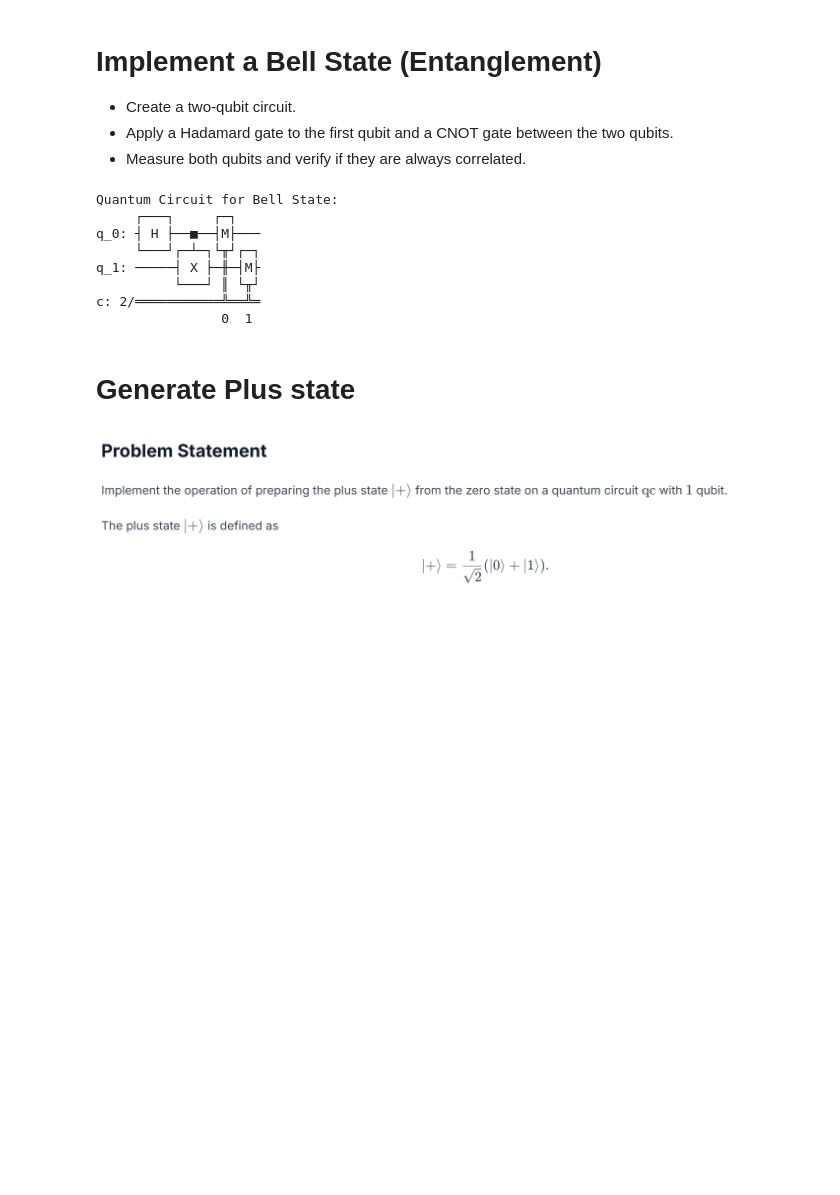
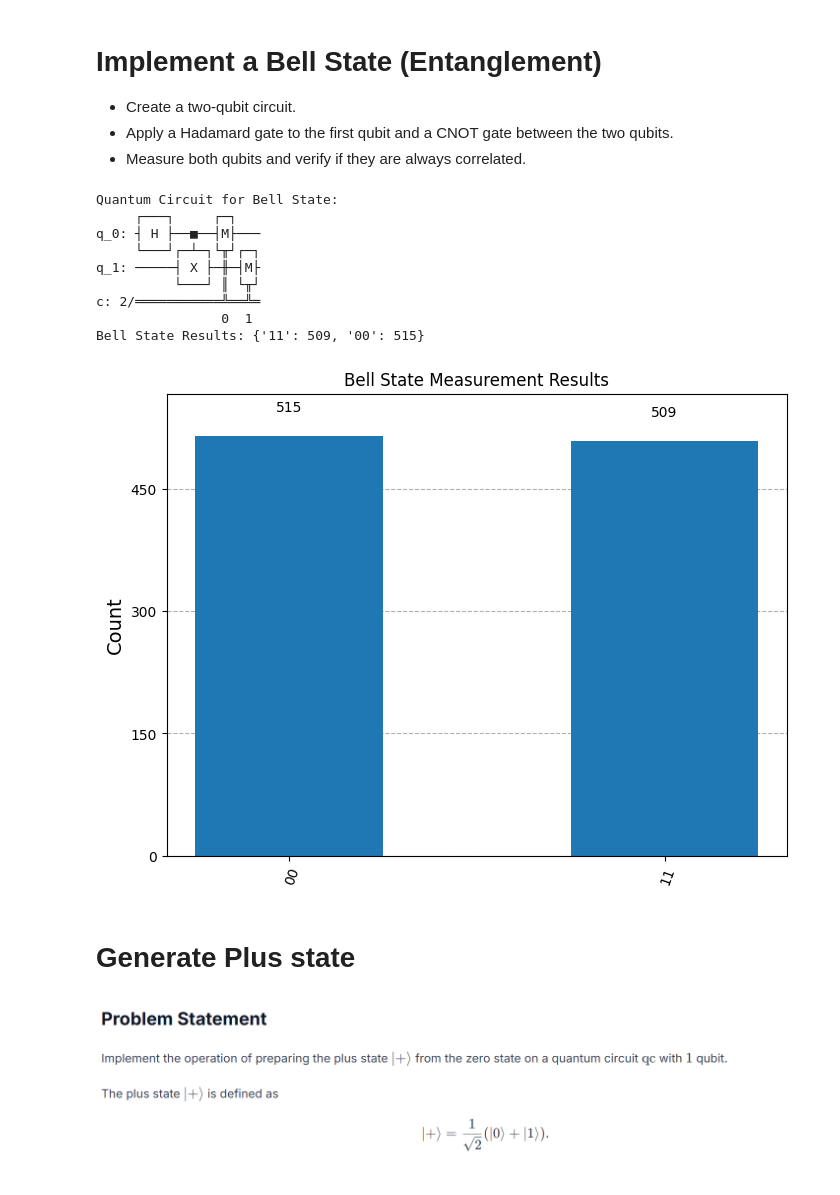
Before and after one commit to Tekleab15/Quntum_task1, a Jupyter notebook: Task_QC_Training.ipynb, the cells around one changed output. Cells and saved outputs as stored; diff of their text form; code cells hidden in the pictures; blank space fills up the shorter version.

```diff
--- a/Task_QC_Training.ipynb
+++ b/Task_QC_Training.ipynb
@@ -87,33 +89,44 @@ Probability of Tails: 48.44%
 # %%
 circuit = QuantumCircuit(2, 2)
 
 # Apply a Hadamard gate to the first qubit
 circuit.h(0)
 
 # Apply a CNOT gate between the first and second qubits
 circuit.cx(0, 1)
 
 # Measure both qubits
 circuit.measure([0, 1], [0, 1])
 
 # Visualize the circuit
 print("Quantum Circuit for Bell State:")
 print(circuit.draw())
 
 # Simulate the circuit
 simulator = AerSimulator()
 compiled_circuit = transpile(circuit, simulator)
 result = simulator.run(compiled_circuit, shots=1024).result()
 counts = result.get_counts()
+
+# Print the results
+print("Bell State Results:", counts)
+
+# Plot the results
+fig, ax = plt.subplots(figsize=(8, 6))
+plot_histogram(counts, ax=ax)
+plt.title("Bell State Measurement Results")
+plt.show()
 # %% [output]
 Quantum Circuit for Bell State:
      ┌───┐     ┌─┐
 q_0: ┤ H ├──■──┤M├───
      └───┘┌─┴─┐└╥┘┌─┐
 q_1: ─────┤ X ├─╫─┤M├
           └───┘ ║ └╥┘
 c: 2/═══════════╩══╩═
                 0  1
+Bell State Results: {'11': 509, '00': 515}
+[figure, added]
 # %% [markdown]
 # **Generate Plus state**
 ![Screenshot 2025-01-31 165304.png](embedded-picture-1)
```
Also changed, not shown: parts of 6 cells of this notebook.
